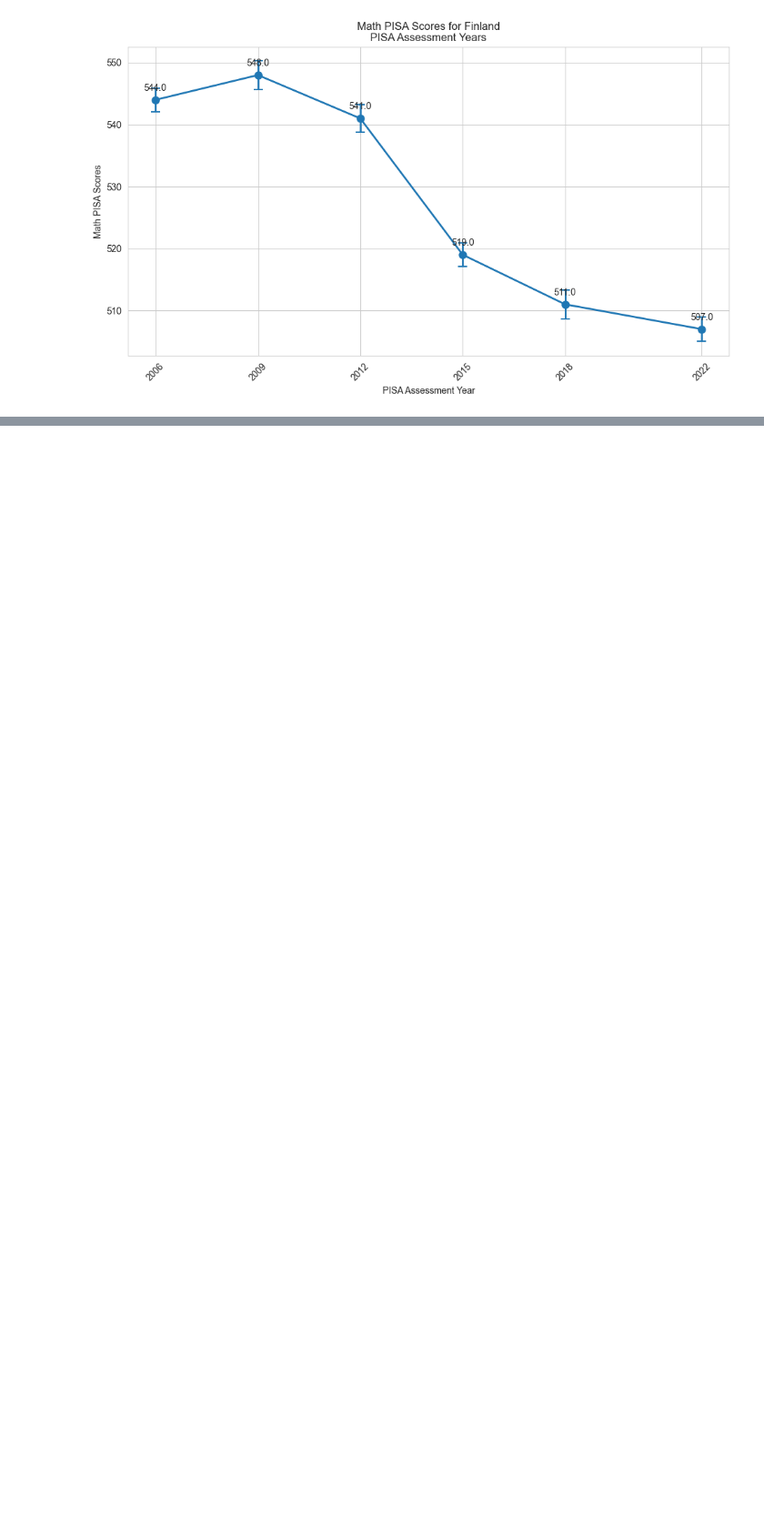
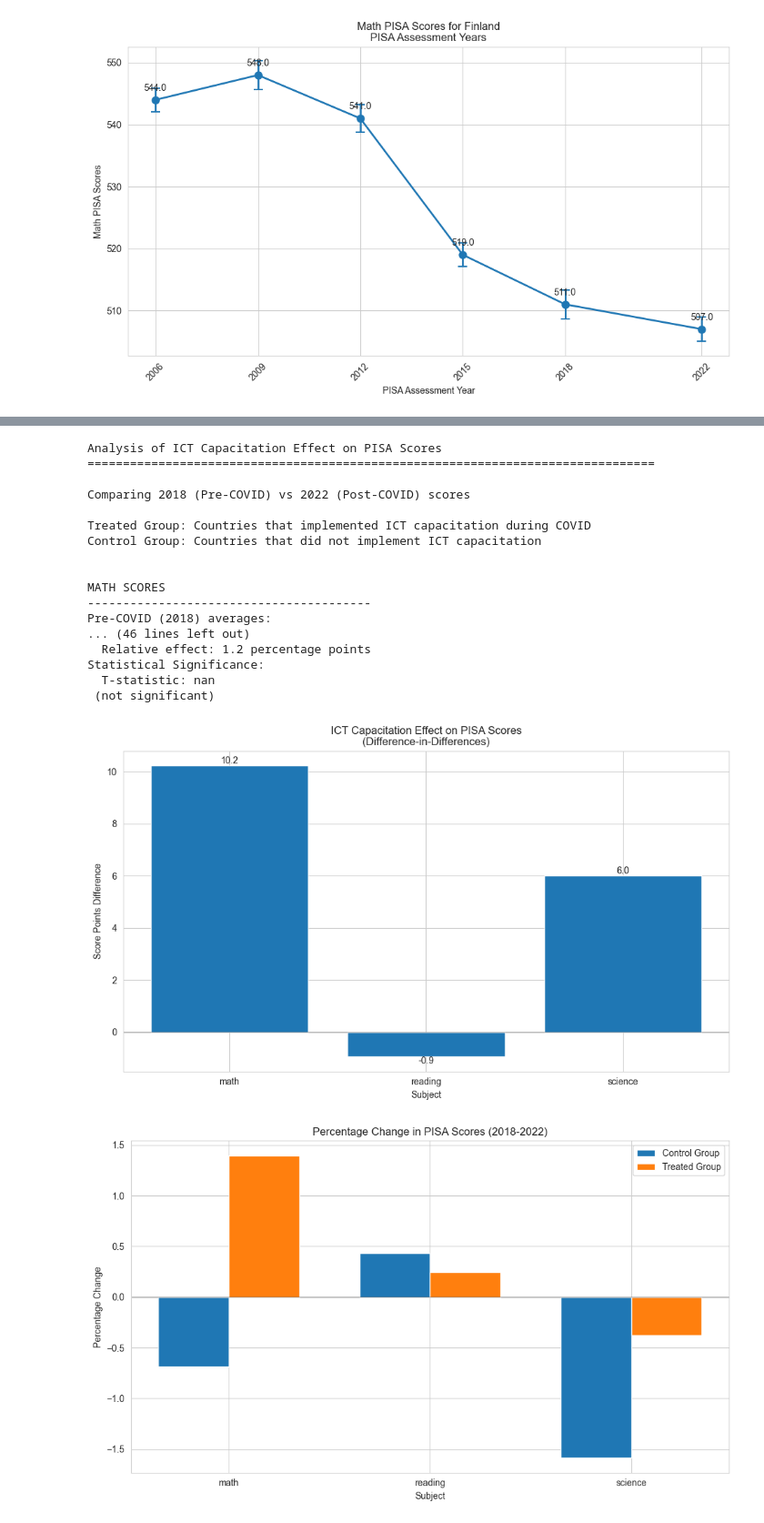
Before and after one commit to mellamanelpoeta/pol_pub2, a Jupyter notebook: source/01_eda.ipynb, the cells around one changed output, grey strips where cells are left out. Shown at 91% size. Saved outputs shown, nothing was run; the diff lists cells and outputs as text; code cells hidden in the pictures; blank space fills up the shorter version.

```diff
--- a/source/01_eda.ipynb
+++ b/source/01_eda.ipynb
@@ -841,0 +1486,40 @@ gdp_series = get_pisa_timeseries(transformed_df, 'Germany', 'gdp')
+# %%
+# Create the matched pairs list from your results
+matched_pairs = [
+    ("Denmark", "Slovenia", 7.7273),
+    ("Finland", "Slovenia", 1.6272),
+    ("Germany", "Spain", 1.8450),
+    ("Netherlands", "Ireland", 2.3199),
+    ("Norway", "Ireland", 3.7368),
+    ("Slovak Republic", "Hungary", 1.5647),
+    ("Sweden", "France", 2.0838)
+]
+
+# Run the analysis
+results_df = analyze_ict_effect_on_pisa(transformed_df, matched_pairs)
+
+# Print detailed results
+print_ict_pisa_analysis(results_df)
+
+# Create visualizations
+plot_ict_pisa_effects(results_df)
+# %% [output]
+Analysis of ICT Capacitation Effect on PISA Scores
+================================================================================
+
+Comparing 2018 (Pre-COVID) vs 2022 (Post-COVID) scores
+
+Treated Group: Countries that implemented ICT capacitation during COVID
+Control Group: Countries that did not implement ICT capacitation
+
+
+MATH SCORES
+----------------------------------------
+Pre-COVID (2018) averages:
+... (46 lines left out)
+  Relative effect: 1.2 percentage points
+Statistical Significance:
+  T-statistic: nan
+ (not significant)
+[figure, added]
+[figure, added]
```
Also changed, not shown: parts of 33 cells of this notebook, 1 other file.
